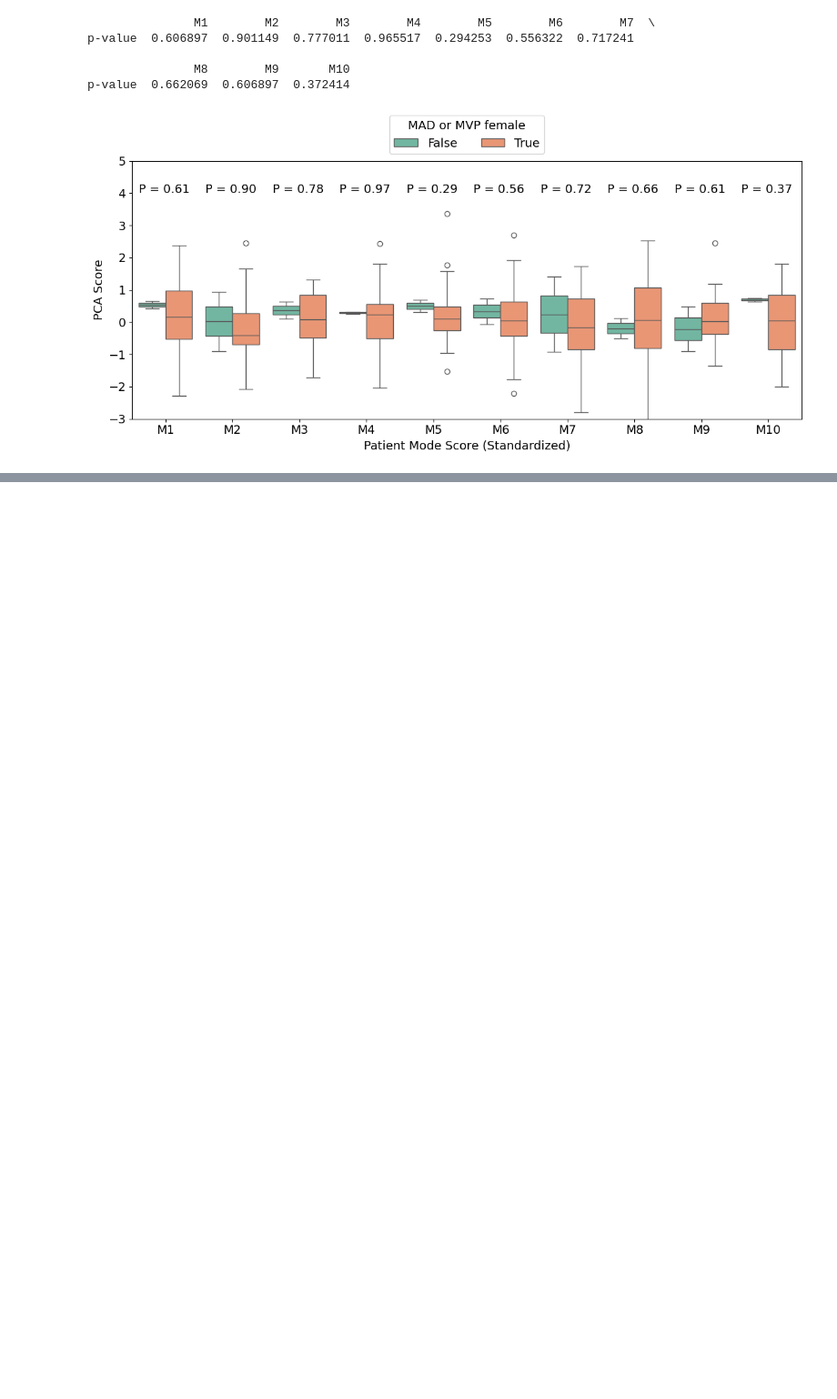
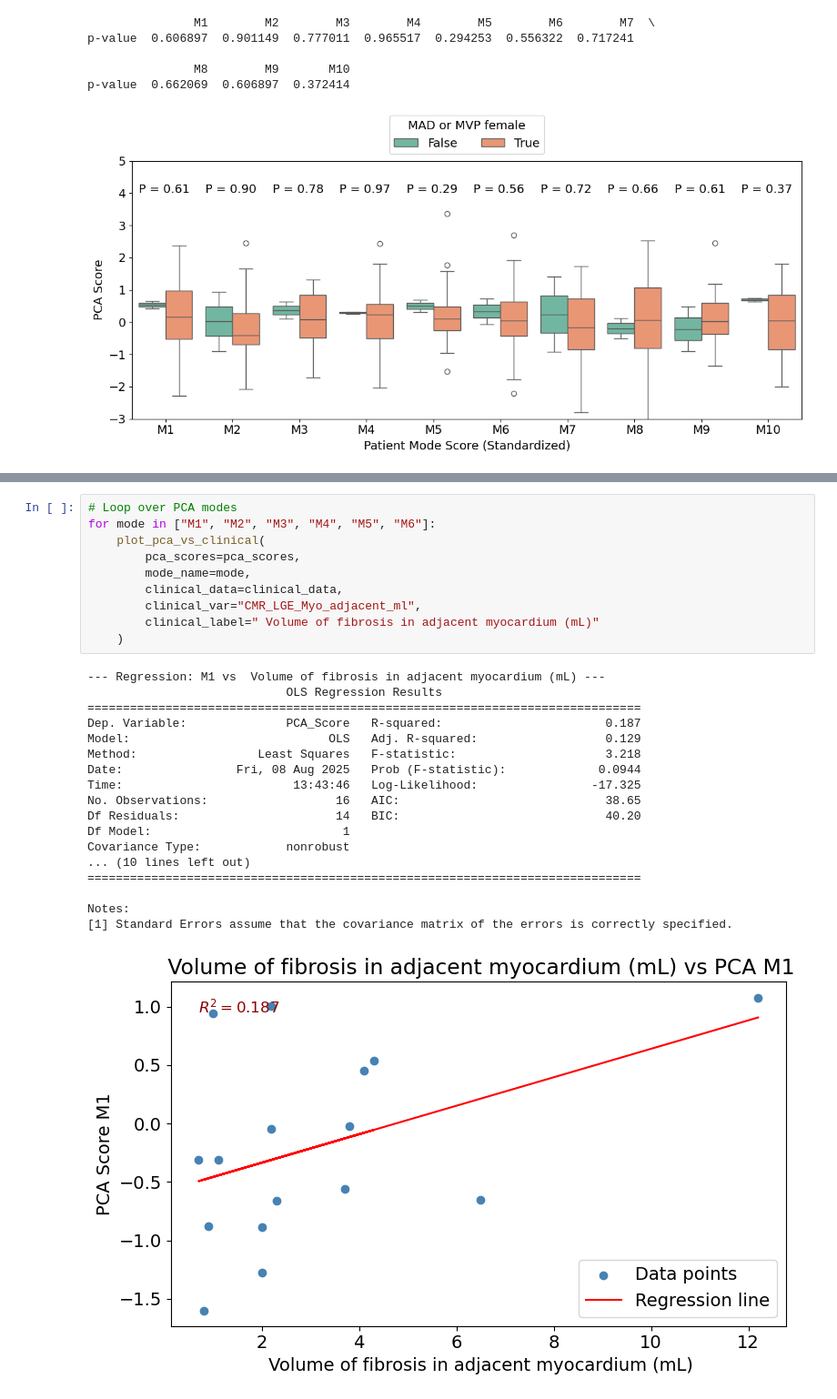
Before and after one commit to NinaZiegenbein/sscp25, a Jupyter notebook: ED_analysis.ipynb, the cells around one changed output, grey strips where cells are left out. Shown at 91% size. Saved outputs shown, nothing was run; the diff lists cells and outputs as text; blank space fills up the shorter version.

```diff
--- a/ED_analysis.ipynb
+++ b/ED_analysis.ipynb
@@ -89,0 +312,29 @@ p-value  0.662069  0.606897  0.372414
+# %%
+# Loop over PCA modes
+for mode in ["M1", "M2", "M3", "M4", "M5", "M6"]:
+    plot_pca_vs_clinical(
+        pca_scores=pca_scores,
+        mode_name=mode,
+        clinical_data=clinical_data,
+        clinical_var="CMR_LGE_Myo_adjacent_ml",
+        clinical_label=" Volume of fibrosis in adjacent myocardium (mL)"
+    )
+# %% [output]
+--- Regression: M1 vs  Volume of fibrosis in adjacent myocardium (mL) ---
+                            OLS Regression Results
+==============================================================================
+Dep. Variable:              PCA_Score   R-squared:                       0.187
+Model:                            OLS   Adj. R-squared:                  0.129
+Method:                 Least Squares   F-statistic:                     3.218
+Date:                Fri, 08 Aug 2025   Prob (F-statistic):             0.0944
+Time:                        13:43:46   Log-Likelihood:                -17.325
+No. Observations:                  16   AIC:                             38.65
+Df Residuals:                      14   BIC:                             40.20
+Df Model:                           1
+Covariance Type:            nonrobust
+... (10 lines left out)
+==============================================================================
+
+Notes:
+[1] Standard Errors assume that the covariance matrix of the errors is correctly specified.
+[figure, added]
```
Also changed, not shown: parts of 11 cells of this notebook, 1 other file.
